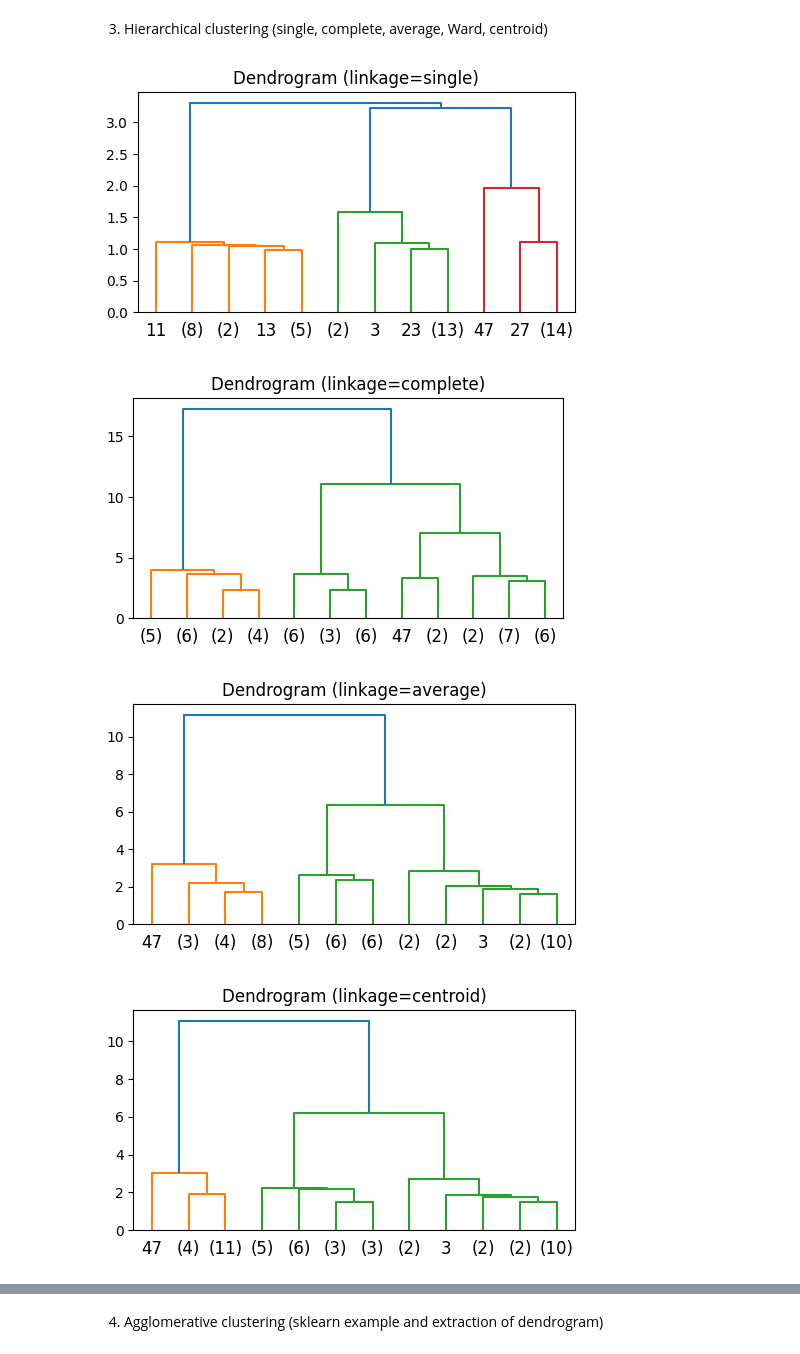
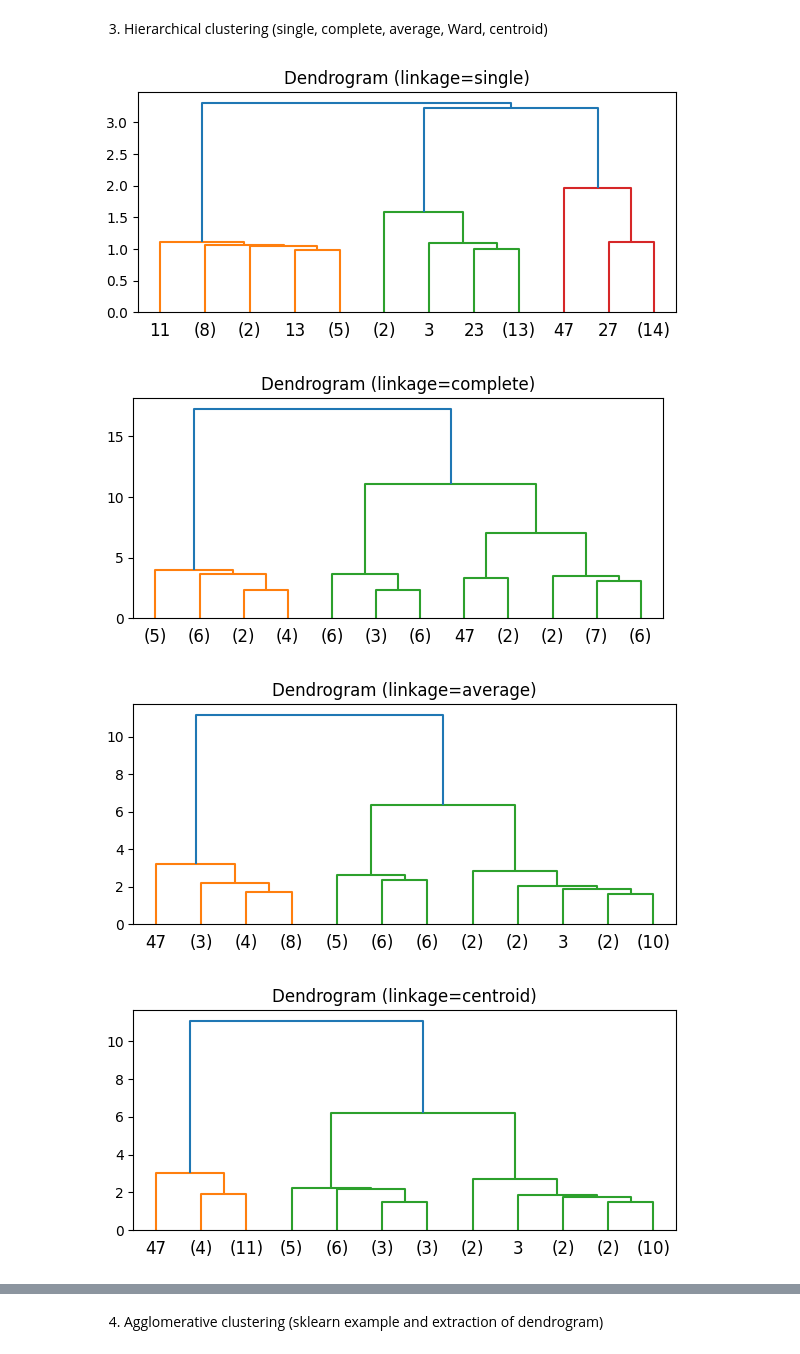
Before and after one commit to AMJAMAITHILI/ML_LAB-141, a Jupyter notebook: ML_LAB7.ipynb, the cells around one changed output, grey strips where cells are left out. Drawn from its saved outputs; the diff is of its cells as text; code cells hidden in the pictures.

```diff
--- a/ML_LAB7.ipynb
+++ b/ML_LAB7.ipynb
@@ -69,36 +69,36 @@ plt.show()
 # %%
 import numpy as np
 import matplotlib.pyplot as plt
 from sklearn.datasets import make_blobs
 from sklearn.cluster import AgglomerativeClustering
 from scipy.cluster import hierarchy
 from scipy.spatial.distance import pdist
 
 X, _ = make_blobs(n_samples=50, centers=3, random_state=3)
 
 # 1) Dendrogram and linkage matrix (single, complete, average, centroid)
 for method in ['single', 'complete', 'average', 'centroid']:
-    plt.figure(figsize=(5,3))
+    plt.figure(figsize=(6,3))
     Z = hierarchy.linkage(pdist(X), method=method)
     hierarchy.dendrogram(Z, truncate_mode='lastp', p=12)
     plt.title(f"Dendrogram (linkage={method})")
     plt.tight_layout()
     plt.show()
 
 # 2) AgglomerativeClustering labels (single/complete/average/ward)
 for linkage in ['single', 'complete', 'average', 'ward']:
     # ward requires affinity='euclidean' and linkage='ward'
     model = AgglomerativeClustering(n_clusters=3, linkage=linkage)
     labels = model.fit_predict(X)
     plt.figure(figsize=(4,3))
     plt.scatter(X[:,0], X[:,1], c=labels)
     plt.title(f"Agglomerative: {linkage}")
     plt.show()
 # %% [output]
-[figure, old version]
+[figure, new version]
-[figure, old version]
+[figure, new version]
-[figure, old version]
+[figure, new version]
-[figure, old version]
+[figure, new version]
 [figure]
 [figure]
 [figure]
```
